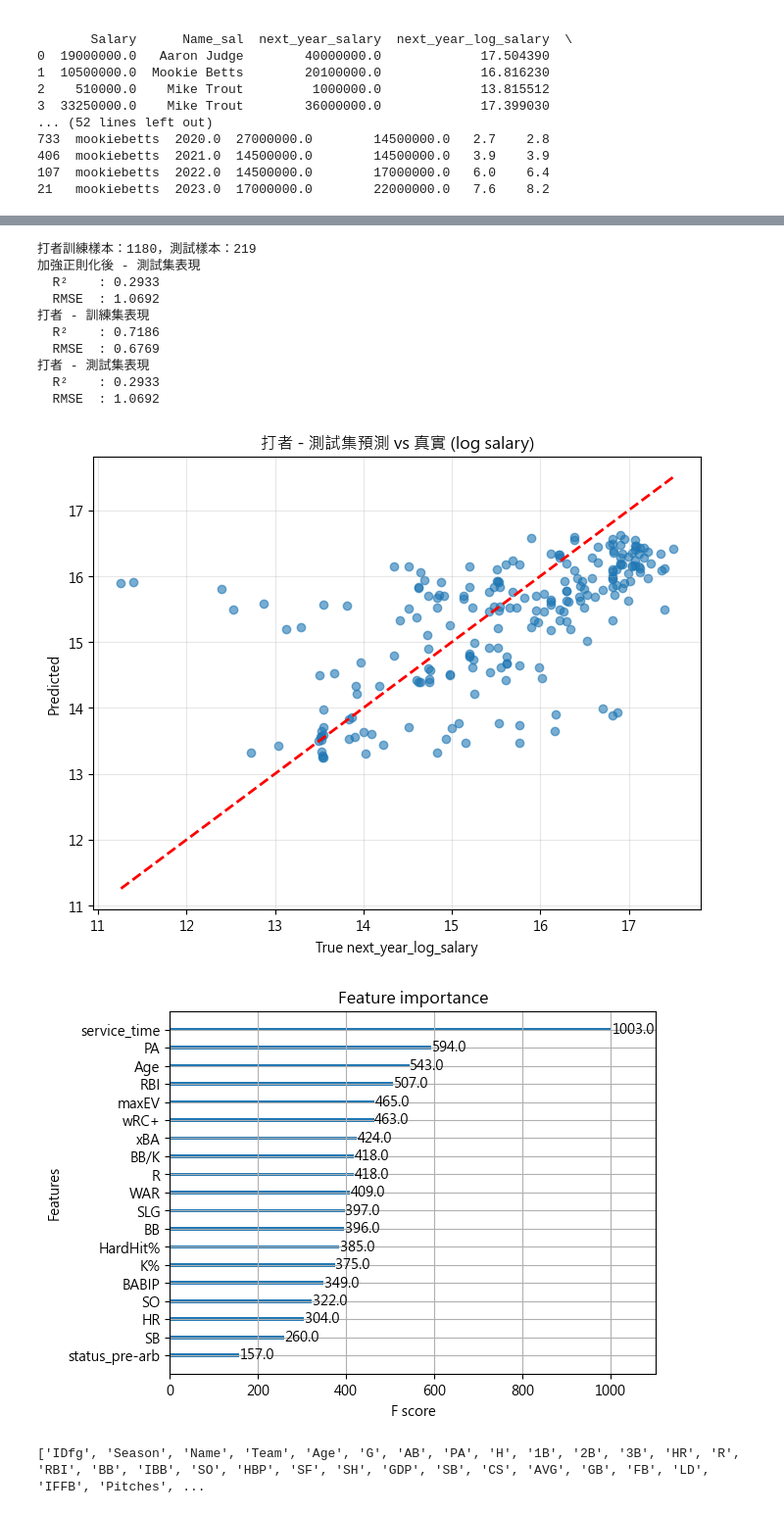
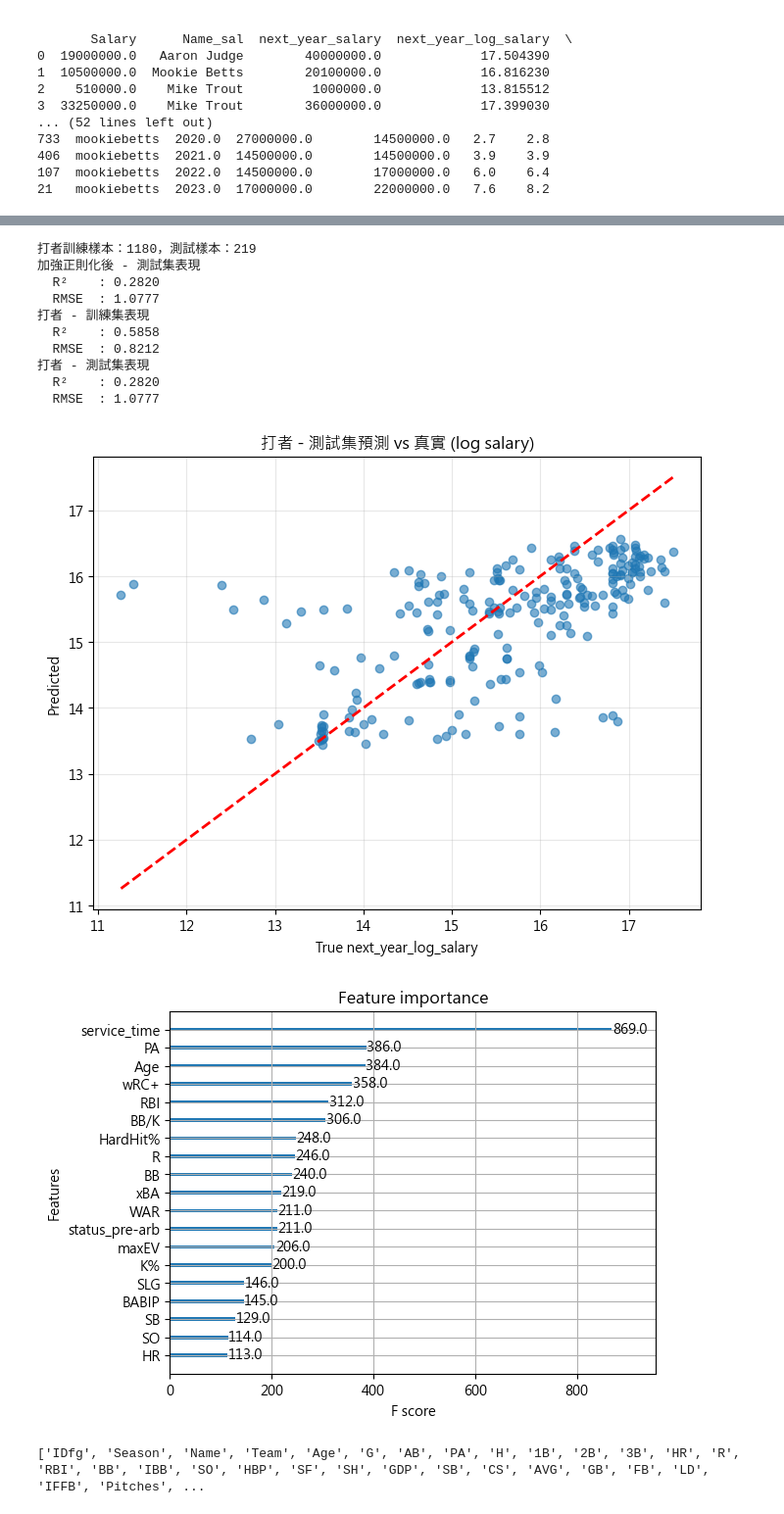
Before and after one commit to joshninjatw/mlb-salary-prediction, a Jupyter notebook: Untitled.ipynb, the cells around one changed output, grey strips where cells are left out. Shown at 98% size. Drawn from its saved outputs; the diff is of its cells as text; code cells hidden in the pictures.

```diff
--- a/Untitled.ipynb
+++ b/Untitled.ipynb
@@ -496,7 +421,7 @@ y_test_b  = y_batter[test_mask]
 
 print(f"打者訓練樣本：{len(X_train_b)}，測試樣本：{len(X_test_b)}")
 
-# # XGBoost 模型
+# batter v1 XGBoost 模型
 # xgb_batter = XGBRegressor(
 #     n_estimators=300,
 #     learning_rate=0.03,
@@ -508,64 +433,85 @@ print(f"打者訓練樣本：{len(X_train_b)}，測試樣本：{len(X_test_b)}")
 #     objective='reg:squarederror'
 # )
 
-# xgb_batter.fit(
-#     X_train_b, y_train_b,
-#     verbose=False
+
+# batter v2 加強正則化的版本
+# xgb_batter = XGBRegressor(
+#     n_estimators=600,
+#     learning_rate=0.008,
+#     max_depth=4,
+#     min_child_weight=3,
+#     gamma=0.05,
+#     subsample=0.75,
+#     colsample_bytree=0.75,
+#     reg_lambda=3.0,          # 加 L2 正則
+#     reg_alpha=0.5,
+#     random_state=42,
+#     n_jobs=-1
 # )
 
-
-# 加強正則化的版本
+# batter v3 繼續加強
 xgb_batter = XGBRegressor(
-    n_estimators=600,
-    learning_rate=0.008,
-    max_depth=4,
-    min_child_weight=3,
-    gamma=0.05,
-    subsample=0.75,
-    colsample_bytree=0.75,
-    reg_lambda=3.0,          # 加 L2 正則
-    reg_alpha=0.5,
+    n_estimators=800,
+    learning_rate=0.005,
+    max_depth=3,                # 再降低
+    min_child_weight=10,
+    gamma=0.3,
+    subsample=0.6,
+    colsample_bytree=0.6,
+    reg_lambda=15.0,            # 再提高
+    reg_alpha=2.0,
     random_state=42,
     n_jobs=-1
 )
+
+
+
+
+
+
+
+
+
 
 xgb_batter.fit(
     X_train_b, y_train_b,
     verbose=False
 )
+
+
 
 # 評估
 y_pred_test_b = xgb_batter.predict(X_test_b)
 evaluate_model(y_test_b, y_pred_test_b, "加強正則化後 - 測試集表現")
 
 
 # 預測與評估
 y_pred_train_b = xgb_batter.predict(X_train_b)
 y_pred_test_b  = xgb_batter.predict(X_test_b)
 
 evaluate_model(y_train_b, y_pred_train_b, "打者 - 訓練集表現")
 evaluate_model(y_test_b,  y_pred_test_b,  "打者 - 測試集表現")
 
 # 畫圖
 plot_predictions(y_test_b, y_pred_test_b, "打者 - 測試集預測 vs 真實 (log salary)")
 
 # 特徵重要度（XGBoost 版本）
 from xgboost import plot_importance
 plot_importance(xgb_batter, max_num_features=20)
 plt.show()
 # %% [output]
 打者訓練樣本：1180，測試樣本：219
 加強正則化後 - 測試集表現
-  R²    : 0.2933
-  RMSE  : 1.0692
+  R²    : 0.2820
+  RMSE  : 1.0777
 打者 - 訓練集表現
-  R²    : 0.7186
-  RMSE  : 0.6769
+  R²    : 0.5858
+  RMSE  : 0.8212
 打者 - 測試集表現
-  R²    : 0.2933
-  RMSE  : 1.0692
+  R²    : 0.2820
+  RMSE  : 1.0777
-[figure, old version]
+[figure, new version]
-[figure, old version]
+[figure, new version]
 # %%
 # %% [output]
 ['IDfg', 'Season', 'Name', 'Team', 'Age', 'G', 'AB', 'PA', 'H', '1B', '2B', '3B', 'HR', 'R', 'RBI', 'BB', 'IBB', 'SO', 'HBP', 'SF', 'SH', 'GDP', 'SB', 'CS', 'AVG', 'GB', 'FB', 'LD', 'IFFB', 'Pitches', ...
```
Also changed, not shown: parts of 9 cells of this notebook, 1 other file.
